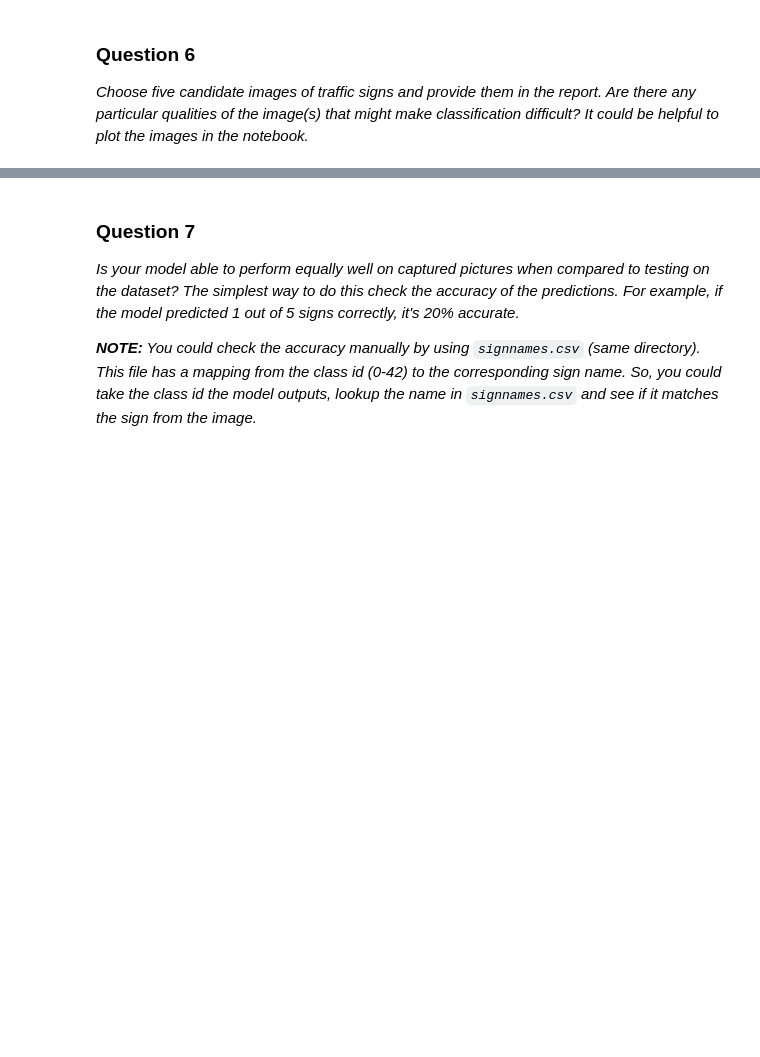
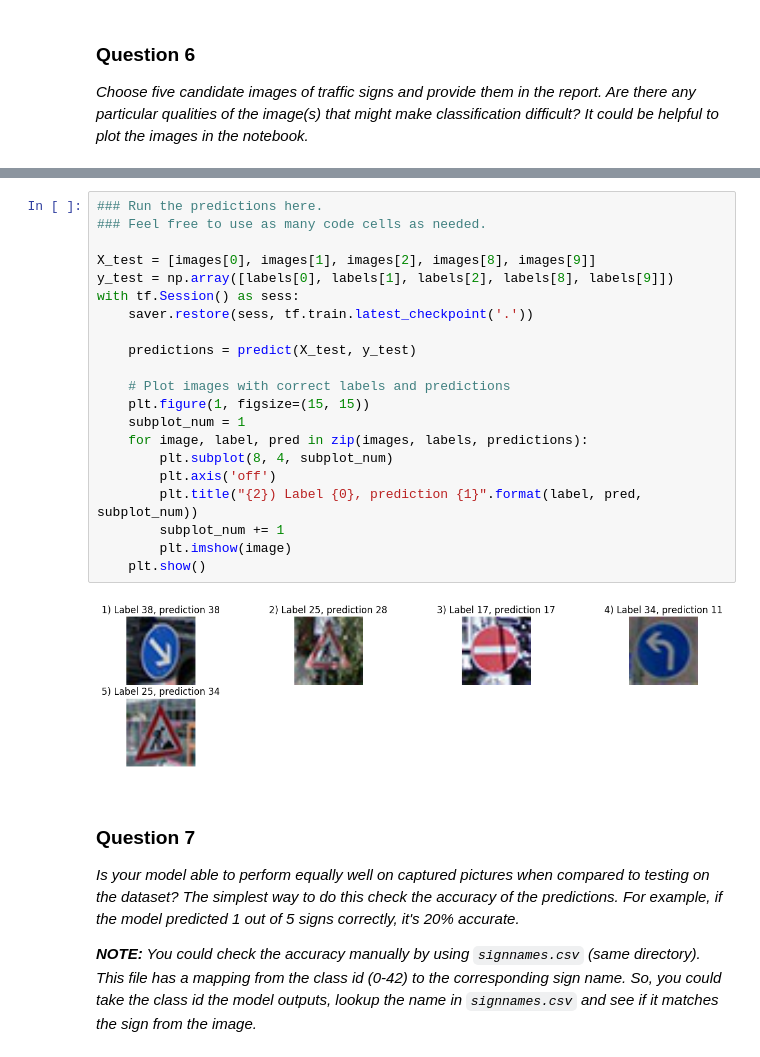
Before and after one commit to SlimTim10/CarND-Traffic-Sign-Classifier-Project, a Jupyter notebook: Traffic_Sign_Classifier.ipynb, the cells around one changed output, grey strips where cells are left out. Cells and saved outputs as stored; diff of their text form; blank space fills up the shorter version.

```diff
--- a/Traffic_Sign_Classifier.ipynb
+++ b/Traffic_Sign_Classifier.ipynb
@@ -614,3 +635,26 @@ _Choose five candidate images of traffic signs and provide them in the report. A
+# %%
+### Run the predictions here.
+### Feel free to use as many code cells as needed.
+
+X_test = [images[0], images[1], images[2], images[8], images[9]]
+y_test = np.array([labels[0], labels[1], labels[2], labels[8], labels[9]])
+with tf.Session() as sess:
+    saver.restore(sess, tf.train.latest_checkpoint('.'))
+
+    predictions = predict(X_test, y_test)
+
+    # Plot images with correct labels and predictions
+    plt.figure(1, figsize=(15, 15))
+    subplot_num = 1
+    for image, label, pred in zip(images, labels, predictions):
+        plt.subplot(8, 4, subplot_num)
+        plt.axis('off')
+        plt.title("{2}) Label {0}, prediction {1}".format(label, pred, subplot_num))
+        subplot_num += 1
+        plt.imshow(image)
+    plt.show()
+# %% [output]
+[figure, added]
 # %% [markdown]
 ### Question 7
 
```
Also changed, not shown: parts of 13 cells of this notebook.
